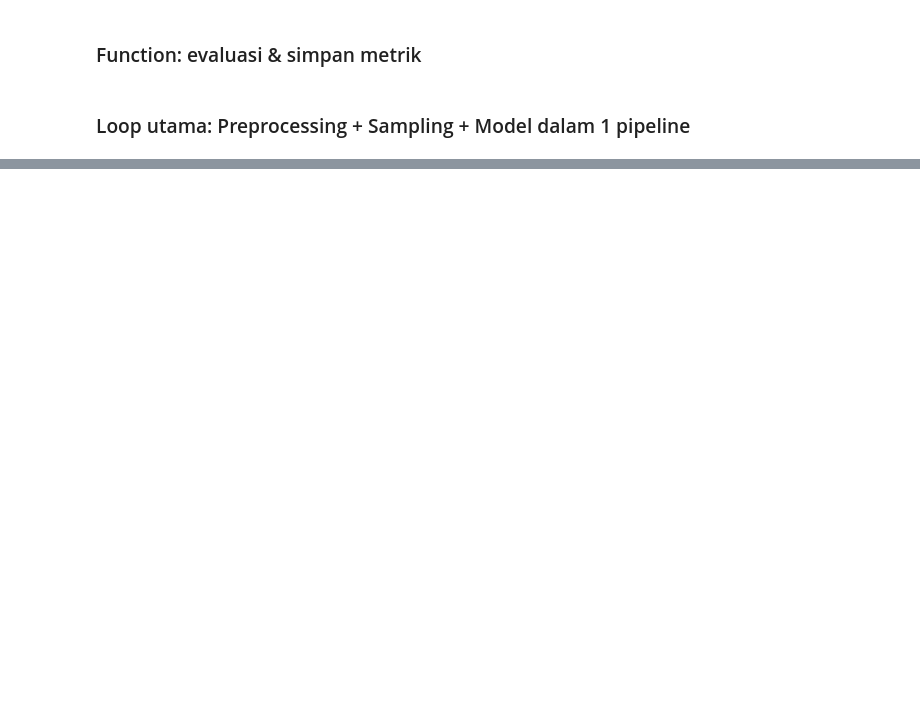
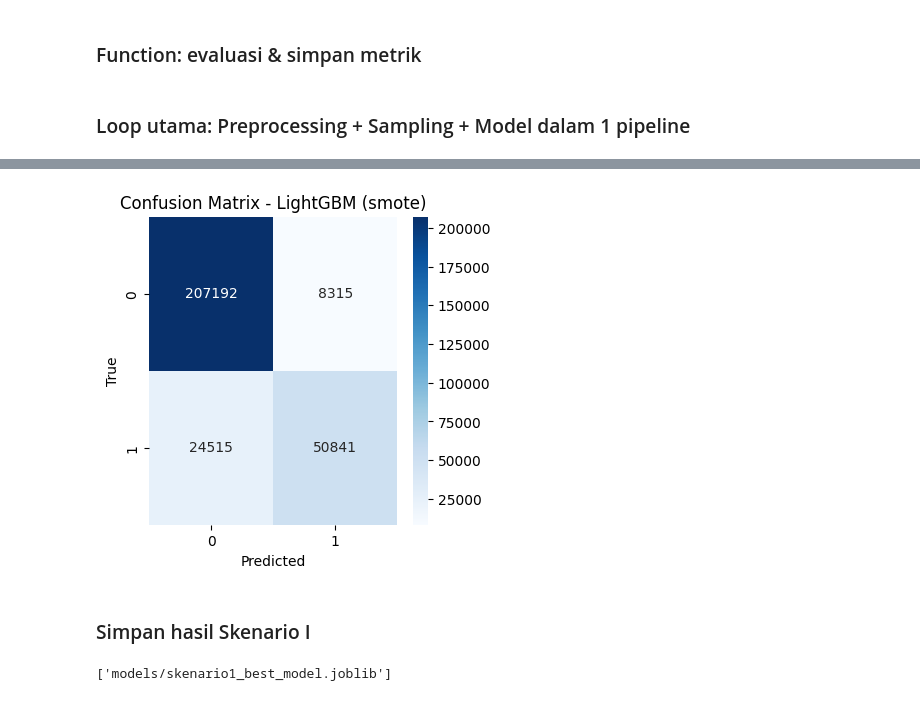
Before and after one commit to DioSacha/Final-Project-Data-Mining, a Jupyter notebook: 03_Skenario_I_Sampling.ipynb, the cells around one changed output, grey strips where cells are left out. Saved outputs shown, nothing was run; the diff lists cells and outputs as text; code cells hidden in the pictures; blank space fills up the shorter version.

```diff
--- a/03_Skenario_I_Sampling.ipynb
+++ b/03_Skenario_I_Sampling.ipynb
@@ -255,0 +299,8 @@ results_df
+# %%
+results_sorted_f1 = results_df.sort_values(
+    by=["f1", "recall", "precision"],
+    ascending=False
+).reset_index(drop=True)
+
+print("Hasil Skenario I - diurutkan berdasarkan F1 (terbaik di atas):")
+display(results_sorted_f1)
@@ -255,0 +392,28 @@ results_df
+# %%
+best_row = results_sorted_f1.iloc[0]
+best_model_name = best_row['model']
+best_sampling_name = best_row['sampling']
+
+print("Kombinasi terbaik berdasarkan F1 score:")
+print(best_row)
+
+best_model = models[best_model_name]
+best_sampler = sampling_strategies[best_sampling_name]
+
+if best_sampler is None:
+    best_clf = ImbPipeline(steps=[
+        ('preprocess', preprocessor),
+        ('model', best_model)
+    ])
+else:
+    best_clf = ImbPipeline(steps=[
+        ('preprocess', preprocessor),
+        ('sampling', best_sampler),
+        ('model', best_model)
+    ])
+
+best_clf.fit(X_train, y_train)
+y_pred_best = best_clf.predict(X_test)
+
+cm = confusion_matrix(y_test, y_pred_best)
+cm
@@ -255,0 +440,11 @@ results_df
+# %%
+plt.figure(figsize=(4,4))
+sns.heatmap(cm, annot=True, fmt='d', cmap='Blues')
+plt.title(f'Confusion Matrix - {best_model_name} ({best_sampling_name})')
+plt.xlabel('Predicted')
+plt.ylabel('True')
+plt.show()
+# %% [output]
+[figure, added]
+# %% [markdown]
+### Simpan hasil Skenario I
@@ -255,0 +454,5 @@ results_df
+# %%
+os.makedirs("models", exist_ok=True)
+joblib.dump(best_clf, "models/skenario1_best_model.joblib")
+# %% [output]
+['models/skenario1_best_model.joblib']
```
Also changed, not shown: parts of 13 cells of this notebook.
